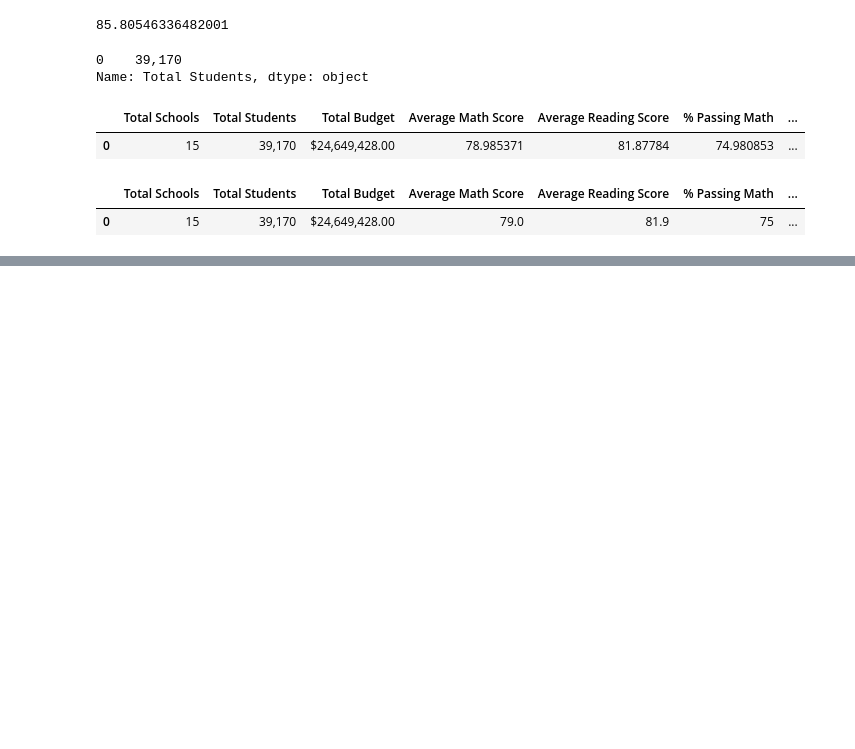
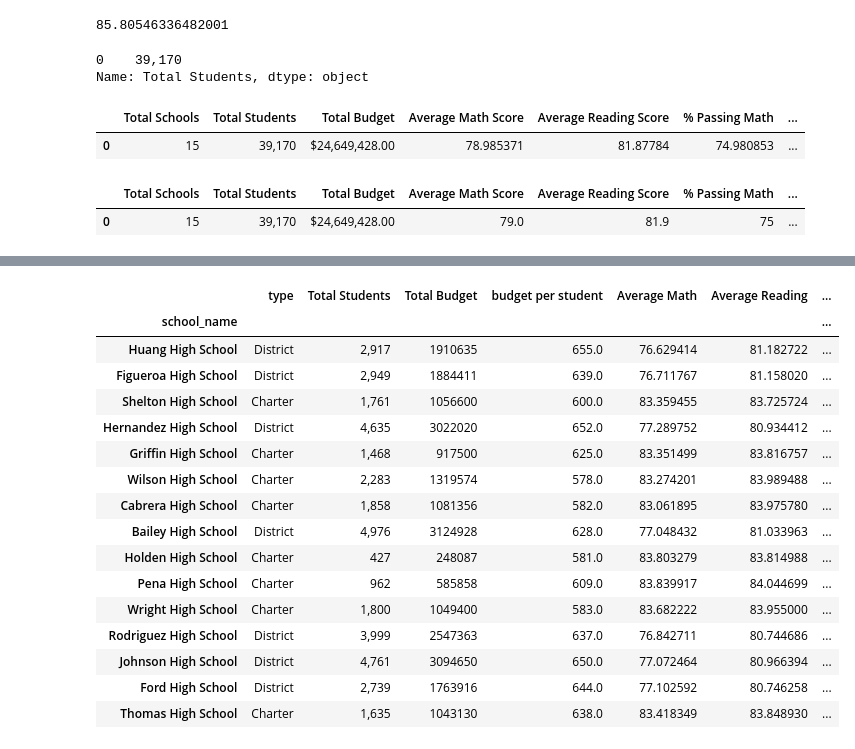
Before and after one commit to jnels4/School_District_Analysis, a Jupyter notebook: pyCitySchools.ipynb, the cells around one changed output, grey strips where cells are left out. Cells and saved outputs as stored; diff of their text form; code cells hidden in the pictures; blank space fills up the shorter version.

Commit message:
Added analysis on a per school basis

```diff
--- a/pyCitySchools.ipynb
+++ b/pyCitySchools.ipynb
@@ -299,0 +411,3 @@ districtSummaryDf = districtSummaryDf[]
+# %%
+perSchoolBudget = schoolDataDf.set_index(['school_name'])['budget']
+perSchoolBudget
@@ -299,0 +432,3 @@ districtSummaryDf = districtSummaryDf[]
+# %%
+perSchoolTypeDf['budget per student'] = perSchoolBudget / perSchoolTypeDf['Total Students']
+perSchoolTypeDf
@@ -299,0 +474,8 @@ districtSummaryDf = districtSummaryDf[]
+# %%
+#calculate average test scores
+perSchoolMath = schoolDataComplete.groupby(['school_name']).mean()['math_score']
+perSchoolReading = schoolDataComplete.groupby(['school_name']).mean()['reading_score']
+# %%
+perSchoolTypeDf['Average Math']=perSchoolMath
+perSchoolTypeDf['Average Reading']=perSchoolReading
+perSchoolTypeDf
@@ -299,0 +632,24 @@ districtSummaryDf = districtSummaryDf[]
+# %%
+#set total budget
+perSchoolTotalBudget = schoolDataDf.set_index(['school_name'])['budget']
+perSchoolTotalBudget
+perSchoolTypeDf['Total Budget'] = perSchoolTotalBudget
+perSchoolTypeDf
+# %% [output]
+|  | type | Total Students | Total Budget | budget per student | Average Math | Average Reading | ... |
+| school_name |  |  |  |  |  |  | ... |
+| Huang High School | District | 2,917 | 1910635 | 655.0 | 76.629414 | 81.182722 | ... |
+| Figueroa High School | District | 2,949 | 1884411 | 639.0 | 76.711767 | 81.158020 | ... |
+| Shelton High School | Charter | 1,761 | 1056600 | 600.0 | 83.359455 | 83.725724 | ... |
+| Hernandez High School | District | 4,635 | 3022020 | 652.0 | 77.289752 | 80.934412 | ... |
+| Griffin High School | Charter | 1,468 | 917500 | 625.0 | 83.351499 | 83.816757 | ... |
+| Wilson High School | Charter | 2,283 | 1319574 | 578.0 | 83.274201 | 83.989488 | ... |
+| Cabrera High School | Charter | 1,858 | 1081356 | 582.0 | 83.061895 | 83.975780 | ... |
+| Bailey High School | District | 4,976 | 3124928 | 628.0 | 77.048432 | 81.033963 | ... |
+| Holden High School | Charter | 427 | 248087 | 581.0 | 83.803279 | 83.814988 | ... |
+| Pena High School | Charter | 962 | 585858 | 609.0 | 83.839917 | 84.044699 | ... |
+| Wright High School | Charter | 1,800 | 1049400 | 583.0 | 83.682222 | 83.955000 | ... |
+| Rodriguez High School | District | 3,999 | 2547363 | 637.0 | 76.842711 | 80.744686 | ... |
+| Johnson High School | District | 4,761 | 3094650 | 650.0 | 77.072464 | 80.966394 | ... |
+| Ford High School | District | 2,739 | 1763916 | 644.0 | 77.102592 | 80.746258 | ... |
+| Thomas High School | Charter | 1,635 | 1043130 | 638.0 | 83.418349 | 83.848930 | ... |
```
Also changed, not shown: parts of 18 cells of this notebook.
